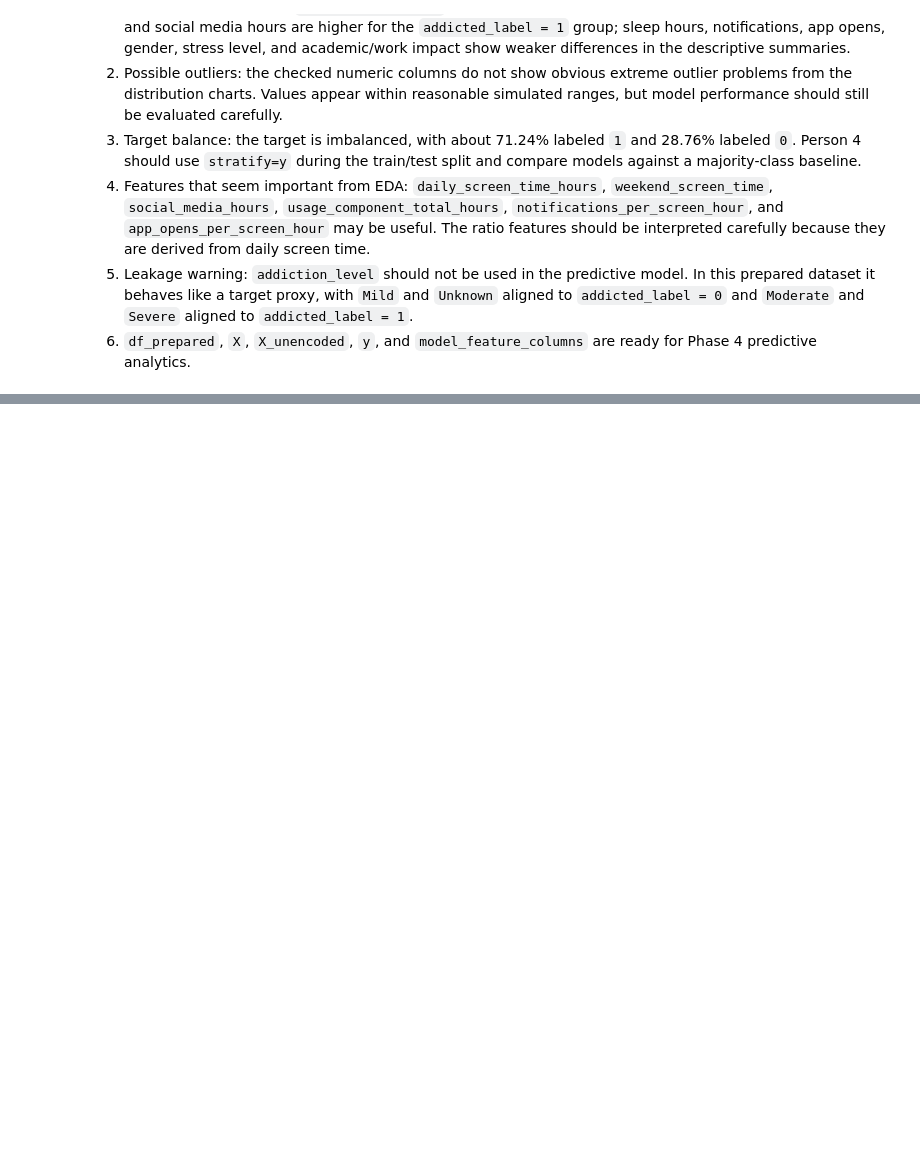
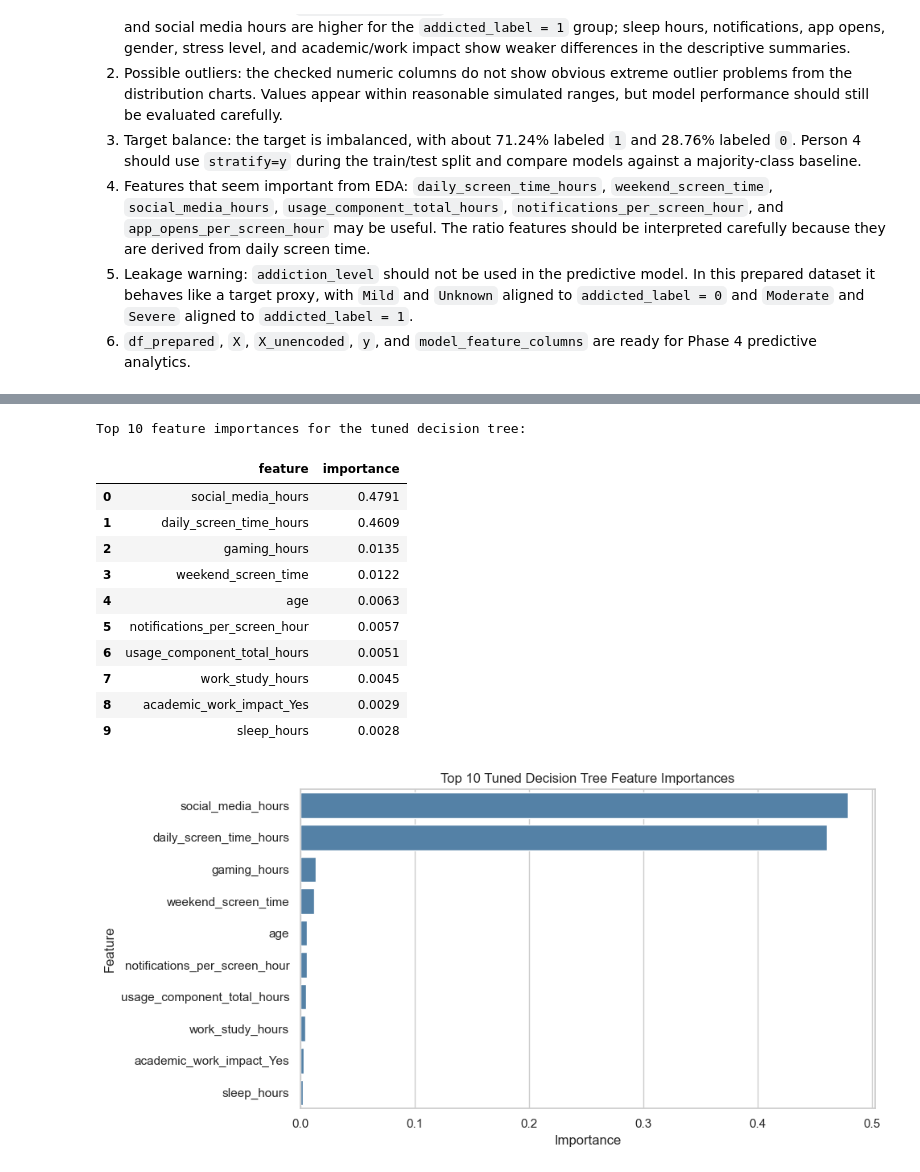
Before and after one commit to Zikri809/Data_Analytics_Project, a Jupyter notebook: Analysis.ipynb, the cells around one changed output, grey strips where cells are left out. Cells and saved outputs as stored; diff of their text form; code cells hidden in the pictures; blank space fills up the shorter version.

```diff
--- a/Analysis.ipynb
+++ b/Analysis.ipynb
@@ -805,0 +1052,39 @@ Correlation does not prove causation, but it helps identify non-leaking variable
+# %%
+feature_importance_df = (
+    pd.DataFrame({
+        'feature': X.columns,
+        'importance': best_tree_model.feature_importances_
+    })
+    .sort_values(by='importance', ascending=False)
+    .reset_index(drop=True)
+)
+
+print('Top 10 feature importances for the tuned decision tree:')
+display(feature_importance_df.head(10).round(4))
+
+plt.figure(figsize=(10, 5))
+sns.barplot(
+    data=feature_importance_df.head(10),
+    x='importance',
+    y='feature',
+    color='steelblue'
+)
+plt.title('Top 10 Tuned Decision Tree Feature Importances')
+plt.xlabel('Importance')
+plt.ylabel('Feature')
+plt.tight_layout()
+plt.show()
+# %% [output]
+Top 10 feature importances for the tuned decision tree:
+|  | feature | importance |
+| 0 | social_media_hours | 0.4791 |
+| 1 | daily_screen_time_hours | 0.4609 |
+| 2 | gaming_hours | 0.0135 |
+| 3 | weekend_screen_time | 0.0122 |
+| 4 | age | 0.0063 |
+| 5 | notifications_per_screen_hour | 0.0057 |
+| 6 | usage_component_total_hours | 0.0051 |
+| 7 | work_study_hours | 0.0045 |
+| 8 | academic_work_impact_Yes | 0.0029 |
+| 9 | sleep_hours | 0.0028 |
+[figure, added]
```
Also changed, not shown: parts of 11 cells of this notebook.
